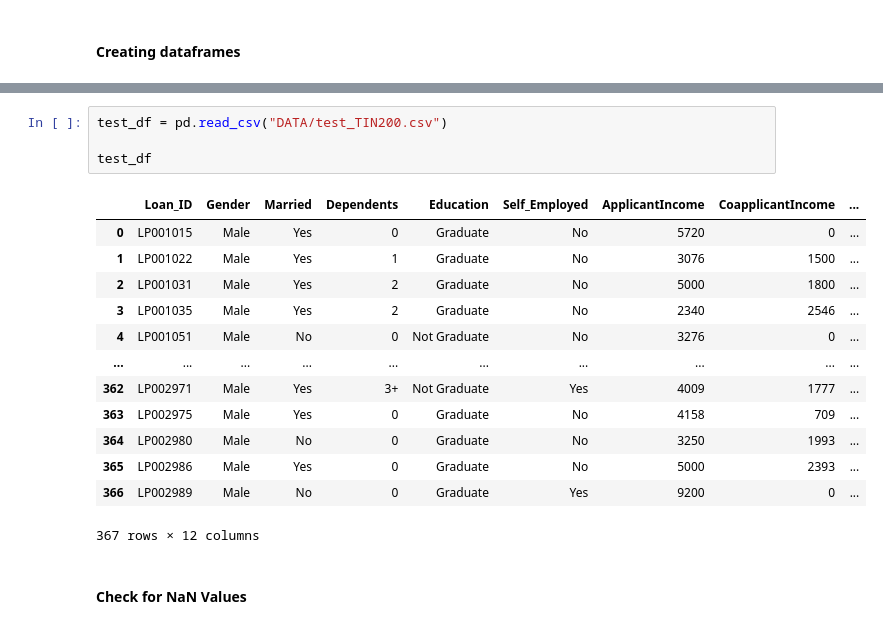
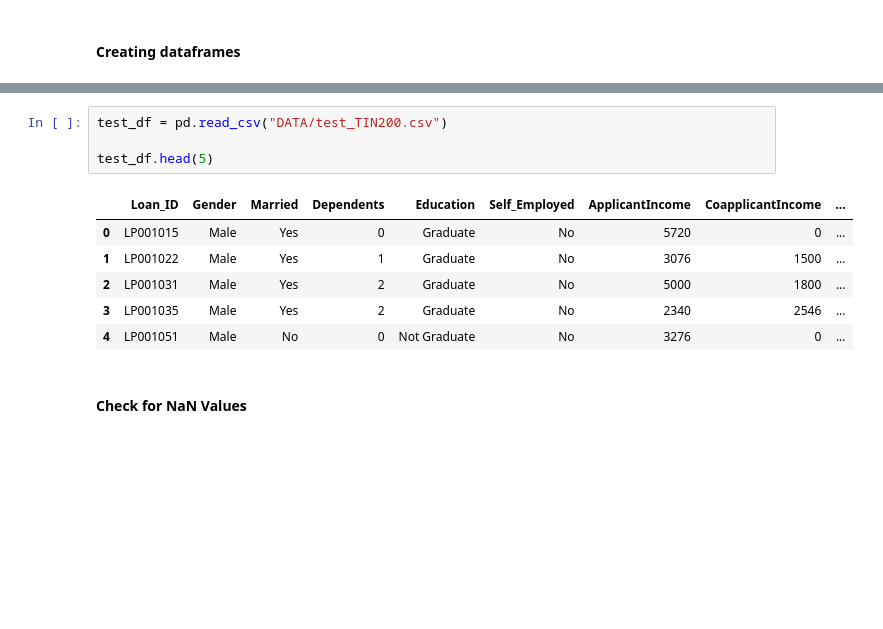
Before and after one commit to Jkfyr/Tin200, a Jupyter notebook: TIN200_ML.ipynb, the cells around one changed output, grey strips where cells are left out. Drawn from its saved outputs; the diff is of its cells as text; blank space fills up the shorter version.

```diff
--- a/TIN200_ML.ipynb
+++ b/TIN200_ML.ipynb
@@ -34,21 +29,14 @@ train_df
 # %%
 test_df = pd.read_csv("DATA/test_TIN200.csv")
 
-test_df
+test_df.head(5)
 # %% [output]
 |  | Loan_ID | Gender | Married | Dependents | Education | Self_Employed | ApplicantIncome | CoapplicantIncome | ... |
 | 0 | LP001015 | Male | Yes | 0 | Graduate | No | 5720 | 0 | ... |
 | 1 | LP001022 | Male | Yes | 1 | Graduate | No | 3076 | 1500 | ... |
 | 2 | LP001031 | Male | Yes | 2 | Graduate | No | 5000 | 1800 | ... |
 | 3 | LP001035 | Male | Yes | 2 | Graduate | No | 2340 | 2546 | ... |
 | 4 | LP001051 | Male | No | 0 | Not Graduate | No | 3276 | 0 | ... |
-| ... | ... | ... | ... | ... | ... | ... | ... | ... | ... |
-| 362 | LP002971 | Male | Yes | 3+ | Not Graduate | Yes | 4009 | 1777 | ... |
-| 363 | LP002975 | Male | Yes | 0 | Graduate | No | 4158 | 709 | ... |
-| 364 | LP002980 | Male | No | 0 | Graduate | No | 3250 | 1993 | ... |
-| 365 | LP002986 | Male | Yes | 0 | Graduate | No | 5000 | 2393 | ... |
-| 366 | LP002989 | Male | No | 0 | Graduate | Yes | 9200 | 0 | ... |
-367 rows × 12 columns
 # %% [markdown]
 #### Check for NaN Values
 # %%
```
Also changed, not shown: parts of 19 cells of this notebook.
